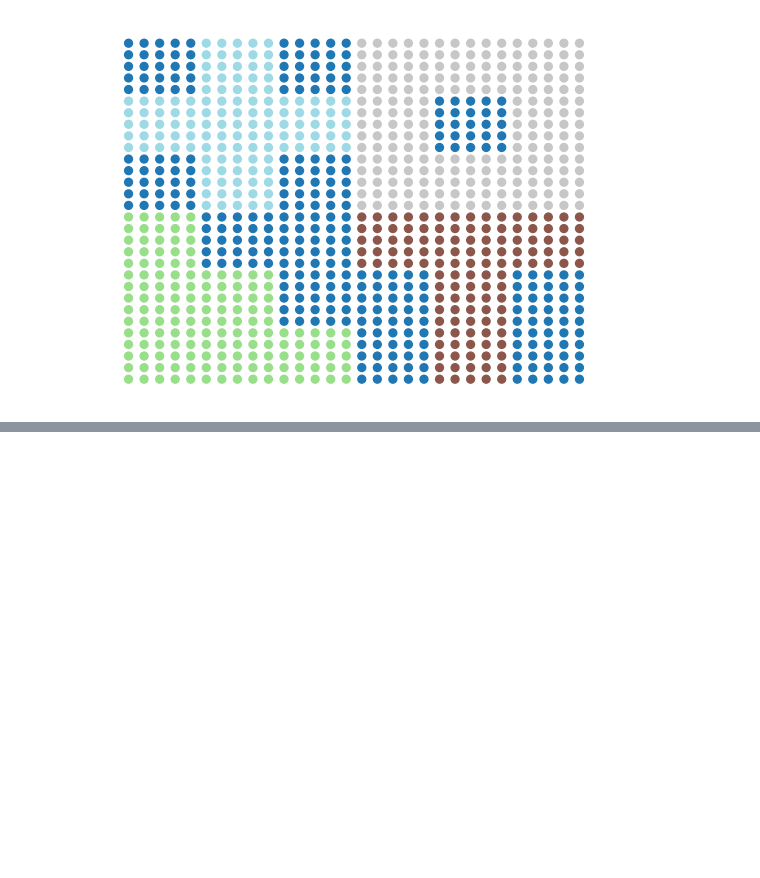
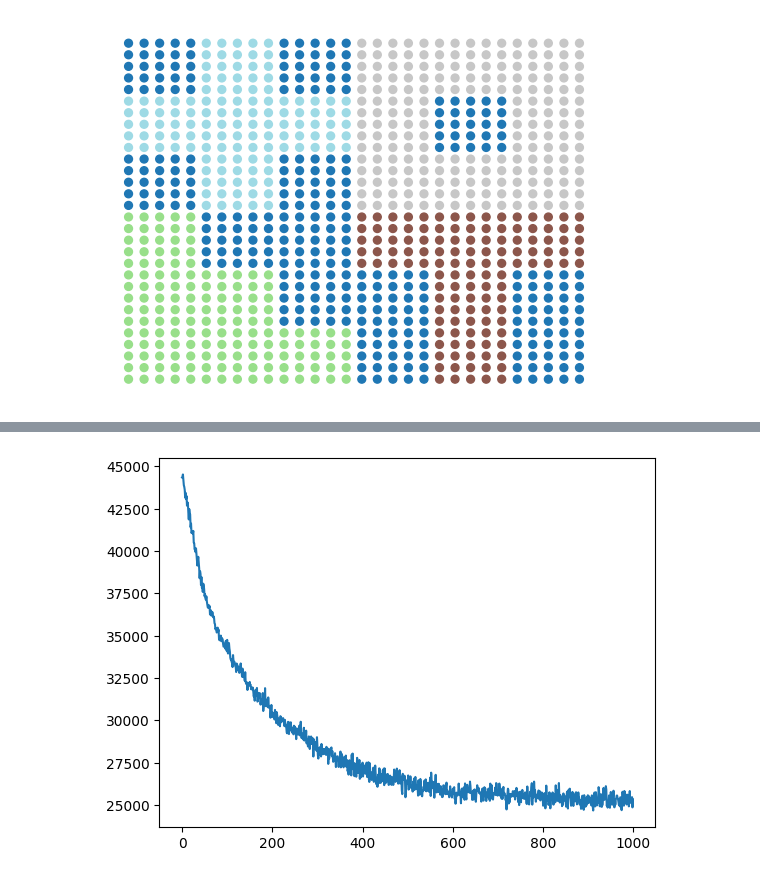
Before and after one commit to craigfouts/NeuralTopicModels, a Jupyter notebook: sandbox.ipynb, the cells around one changed output, grey strips where cells are left out. Cells and saved outputs as stored; diff of their text form; code cells hidden in the pictures; blank space fills up the shorter version.

```diff
--- a/sandbox.ipynb
+++ b/sandbox.ipynb
@@ -28,0 +257,4 @@ class Decoder(nn.Module):
+# %%
+util.visualize_log(model.loss_log_)
+# %% [output]
+[figure, added]
```
Also changed, not shown: parts of 9 cells of this notebook, 1 other file.
